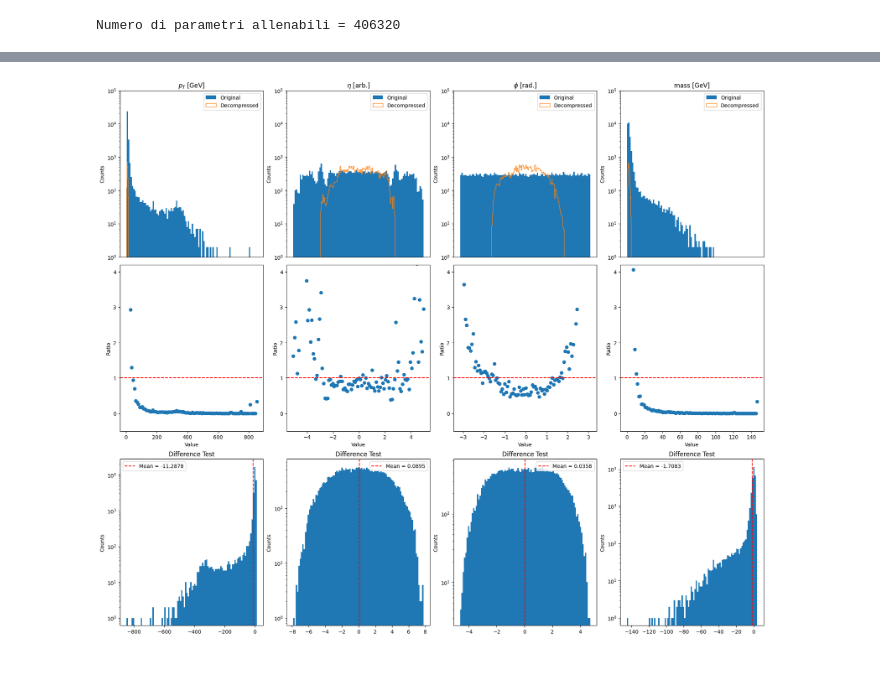
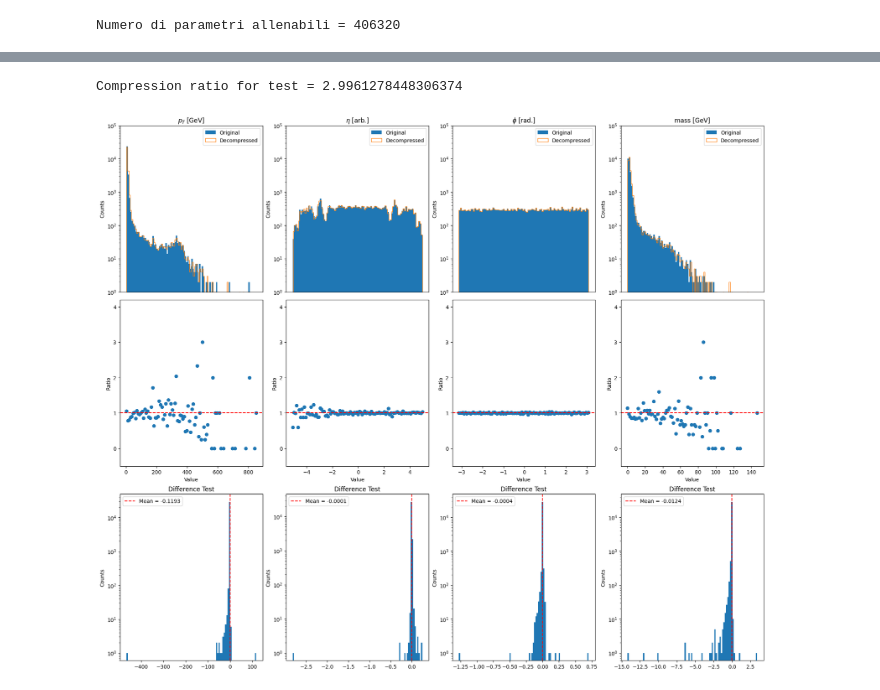
Before and after one commit to igordt/CMEPDA, a Jupyter notebook: originale.ipynb, the cells around one changed output, grey strips where cells are left out. Saved outputs shown, nothing was run; the diff lists cells and outputs as text; code cells hidden in the pictures.

```diff
--- a/originale.ipynb
+++ b/originale.ipynb
@@ -232,7 +281,7 @@ flow, optimizer = model_definer(num_features=num_features, num_iterations=6, hid
 # %% [output]
 Numero di parametri allenabili = 406320
 # %%
-epochs = 1000 #andrà messo a 10000 su colab
+epochs = 100 #andrà messo a 10000 su colab
 
 figloss=plt.figure()
 loss_values = []
@@ -385,5 +429,5 @@ fig.savefig('figures/Variables_comparison.pdf', dpi=190)
 # %%
-difference = xcomp-x
+difference = x_decompressed-x
 
 fig_diff, axs = plt.subplots(3, 4, figsize=(18, 15), layout='constrained')
 fig.suptitle("Histogram and Ratio Plots")
@@ -393,7 +437,7 @@ n_bins = 100
 for i in range(4):
     y = []
     y.append(x[:, i])
-    y.append(xcomp[:, i])
+    y.append(x_decompressed[:, i])
 
     ns, bins, patches = axs[0, i].hist(y[0], bins=n_bins, label='Original', log=True)
     ns1,bins1,patches1 = axs[0, i].hist(y[1], bins=n_bins, label='Decompressed', histtype='step')
@@ -428,11 +472,11 @@ with open('input.txt', 'w') as input:
 
 with open('output.txt', 'w') as output:
     for i in range(len(x)):
-        output.write(' '.join(str(xcomp[i, j]) for j in range(xcomp.shape[1])) + "\n")
+        output.write(' '.join(str(x_decompressed[i, j]) for j in range(x_decompressed.shape[1])) + "\n")
 
 with open('compressed.txt', 'w') as compressed:
     for i in range(len(x)):
-        compressed.write(' '.join(str(unif[i, j]) for j in range(unif.shape[1])) + "\n")
+        compressed.write(' '.join(str(x_compressed[i, j]) for j in range(x_compressed.shape[1])) + "\n")
 # %%
 size_input = stat('input.txt').st_size
 print('Size of input file =',size_input/(1024*1024),'MB')
@@ -543,5 +545,28 @@ xtest_decomp = trasformation.prep(original=xtest, transformed=xtest_decomp, dir=
+# %%
+###TESTING
+
+xtest_preprocessor = Preprocessor(preprocessor_settings)
+xtest_preprocessed = xtest_preprocessor.forward(xtest)
+xtest_compressed = x_compressor.compress(xtest_preprocessed)
+xtest_decompressed = x_compressor.decompress(xtest_compressed)
+xtest_decompressed = xtest_preprocessor.backward(xtest_decompressed)
+
+with open('test_input.txt', 'w') as test_input:
+    for i in range(len(xtest)):
+        test_input.write(' '.join(str(xtest[i, j]) for j in range(xtest.shape[1])) + "\n")
+
+with open('test_compressed.txt', 'w') as test_compressed:
+        for i in range(len(xtest)):
+            test_compressed.write(' '.join(str(xtest_compressed[i, j]) for j in range(xtest_compressed.shape[1])) + "\n")
+
+size_test_input = stat('test_input.txt').st_size
+size_test_compressed = stat('test_compressed.txt').st_size
+r_test = size_test_input/size_test_compressed
+print('Compression ratio for test =',r_test)
+# %% [output]
+Compression ratio for test = 2.9961278448306374
 # %%
-difference_test = xtest_decomp-xtest
+difference_test = xtest_decompressed-xtest
 
 fig_diff, axs = plt.subplots(3, 4, figsize=(18, 15), layout='constrained')
 fig.suptitle("Histogram and Ratio Plots for Test")
@@ -550,32 +575,32 @@ n_bins = 100
 
 for i in range(4):
     y = []
     y.append(xtest[:, i])
-    y.append(xtest_decomp[:, i])
+    y.append(xtest_decompressed[:, i])
 
     ns, bins, patches = axs[0, i].hist(y[0], bins=n_bins, label='Original', log=True)
     ns1,bins1,patches1 = axs[0, i].hist(y[1], bins=n_bins, label='Decompressed', histtype='step')
     axs[0, i].set_title('{} [{}]'.format(labels_map[i],unit_measure[i]))
     axs[0, i].set_ylabel("Counts")
     axs[0, i].legend()
     axs[0, i].set_ylim(1,10e4)
     axs[0, i].get_xaxis().set_ticks([])
 
 
     axs[1, i].scatter(bins[:-1],ns/ns1)
     axs[1, i].axhline(y=1, color='r', linestyle='--')
     axs[1, i].set_xlabel("Value")
     axs[1, i].set_ylabel("Ratio")
     axs[1, i].set_ylim(-0.5,4.2)
 
 
     axs[2, i].hist(difference_test[:, i],bins = n_bins,log=True)
     axs[2, i].set_title("Difference Test")
     axs[2, i].set_ylabel("Counts")
     axs[2, i].axvline(x=np.mean(difference_test[:, i]), color='r', linestyle='--',label='Mean = {:.4f}'.format(np.mean(difference_test[:, i])))
     axs[2, i].legend()
 
 plt.show()
 fig_diff.savefig('figures/difference_test.pdf', dpi=190)
 # %% [output]
-[figure, old version]
+[figure, new version]
```
Also changed, not shown: parts of 15 cells of this notebook.
